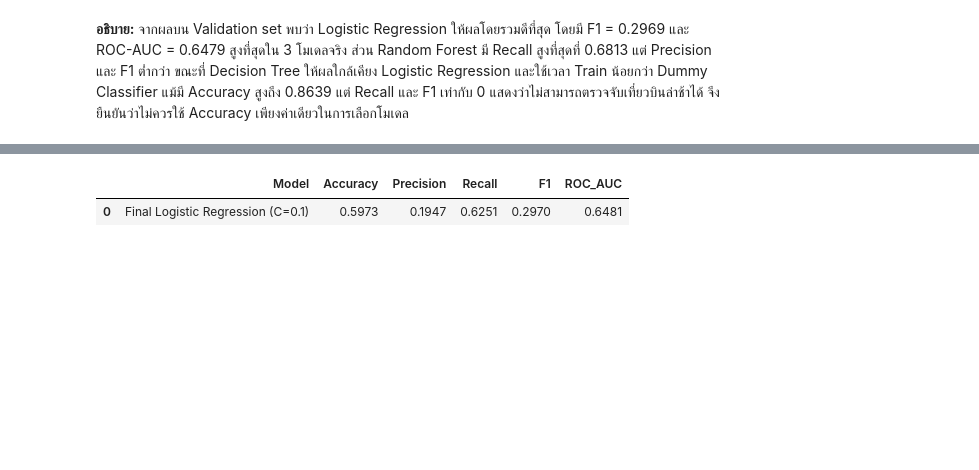
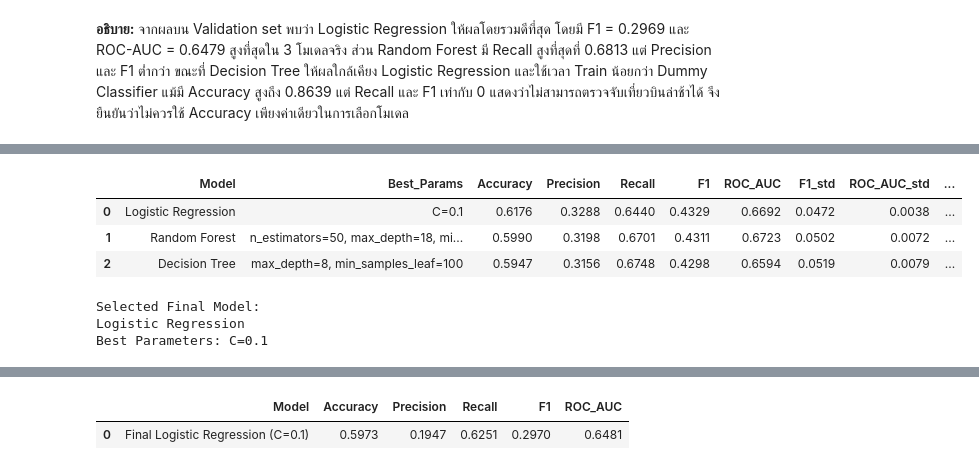
Before and after one commit to prapakronmu/project2_bigdata-G4, a Jupyter notebook: GROUP4_MiniProject_Part2_BigData_ML.ipynb, the cells around one changed output, grey strips where cells are left out. Drawn from its saved outputs; the diff is of its cells as text; code cells hidden in the pictures; blank space fills up the shorter version.

```diff
--- a/GROUP4_MiniProject_Part2_BigData_ML.ipynb
+++ b/GROUP4_MiniProject_Part2_BigData_ML.ipynb
@@ -2919,0 +3188,80 @@ display(
+# %%
+# 10.7 เปรียบเทียบ Best Model ของแต่ละ Algorithm
+
+tuned_model_comparison = pd.DataFrame([
+    {
+        "Model": "Logistic Regression",
+        "Best_Params": f"C={logistic_cv_results.iloc[0]['C']}",
+        "Accuracy": logistic_cv_results.iloc[0]["Accuracy"],
+        "Precision": logistic_cv_results.iloc[0]["Precision"],
+        "Recall": logistic_cv_results.iloc[0]["Recall"],
+        "F1": logistic_cv_results.iloc[0]["F1"],
+        "ROC_AUC": logistic_cv_results.iloc[0]["ROC_AUC"],
+        "F1_std": logistic_cv_results.iloc[0]["F1_std"],
+        "ROC_AUC_std": logistic_cv_results.iloc[0]["ROC_AUC_std"],
+        "Training_Time_sec": logistic_cv_results.iloc[0]["Training_Time_sec"]
+    },
+    {
+        "Model": "Decision Tree",
+        "Best_Params": (
+            f"max_depth={int(tree_cv_results.iloc[0]['max_depth'])}, "
+            f"min_samples_leaf={int(tree_cv_results.iloc[0]['min_samples_leaf'])}"
+        ),
+        "Accuracy": tree_cv_results.iloc[0]["Accuracy"],
+        "Precision": tree_cv_results.iloc[0]["Precision"],
+        "Recall": tree_cv_results.iloc[0]["Recall"],
+        "F1": tree_cv_results.iloc[0]["F1"],
+        "ROC_AUC": tree_cv_results.iloc[0]["ROC_AUC"],
+        "F1_std": tree_cv_results.iloc[0]["F1_std"],
+        "ROC_AUC_std": tree_cv_results.iloc[0]["ROC_AUC_std"],
+        "Training_Time_sec": tree_cv_results.iloc[0]["Training_Time_sec"]
+    },
+    {
+        "Model": "Random Forest",
+        "Best_Params": (
+            f"n_estimators={int(rf_cv_results.iloc[0]['n_estimators'])}, "
+            f"max_depth={int(rf_cv_results.iloc[0]['max_depth'])}, "
+            f"min_samples_leaf={int(rf_cv_results.iloc[0]['min_samples_leaf'])}"
+        ),
+        "Accuracy": rf_cv_results.iloc[0]["Accuracy"],
+        "Precision": rf_cv_results.iloc[0]["Precision"],
+        "Recall": rf_cv_results.iloc[0]["Recall"],
+        "F1": rf_cv_results.iloc[0]["F1"],
+        "ROC_AUC": rf_cv_results.iloc[0]["ROC_AUC"],
+        "F1_std": rf_cv_results.iloc[0]["F1_std"],
+        "ROC_AUC_std": rf_cv_results.iloc[0]["ROC_AUC_std"],
+        "Training_Time_sec": rf_cv_results.iloc[0]["Training_Time_sec"]
+    }
+])
+
+# F1 เป็นเกณฑ์หลัก และ ROC-AUC เป็นเกณฑ์รอง
+tuned_model_comparison = (
+    tuned_model_comparison
+    .sort_values(["F1", "ROC_AUC"], ascending=False)
+    .reset_index(drop=True)
+)
+
+display(
+    tuned_model_comparison.style.format({
+        "Accuracy": "{:.4f}",
+        "Precision": "{:.4f}",
+        "Recall": "{:.4f}",
+        "F1": "{:.4f}",
+        "ROC_AUC": "{:.4f}",
+        "F1_std": "{:.4f}",
+        "ROC_AUC_std": "{:.4f}",
+        "Training_Time_sec": "{:.2f}"
+    })
+)
+
+print("\nSelected Final Model:")
+print(tuned_model_comparison.iloc[0]["Model"])
+print("Best Parameters:", tuned_model_comparison.iloc[0]["Best_Params"])
+# %% [output]
+|  | Model | Best_Params | Accuracy | Precision | Recall | F1 | ROC_AUC | F1_std | ROC_AUC_std | ... |
+| 0 | Logistic Regression | C=0.1 | 0.6176 | 0.3288 | 0.6440 | 0.4329 | 0.6692 | 0.0472 | 0.0038 | ... |
+| 1 | Random Forest | n_estimators=50, max_depth=18, mi... | 0.5990 | 0.3198 | 0.6701 | 0.4311 | 0.6723 | 0.0502 | 0.0072 | ... |
+| 2 | Decision Tree | max_depth=8, min_samples_leaf=100 | 0.5947 | 0.3156 | 0.6748 | 0.4298 | 0.6594 | 0.0519 | 0.0079 | ... |
+Selected Final Model:
+Logistic Regression
+Best Parameters: C=0.1
```
Also changed, not shown: parts of 41 cells of this notebook.
